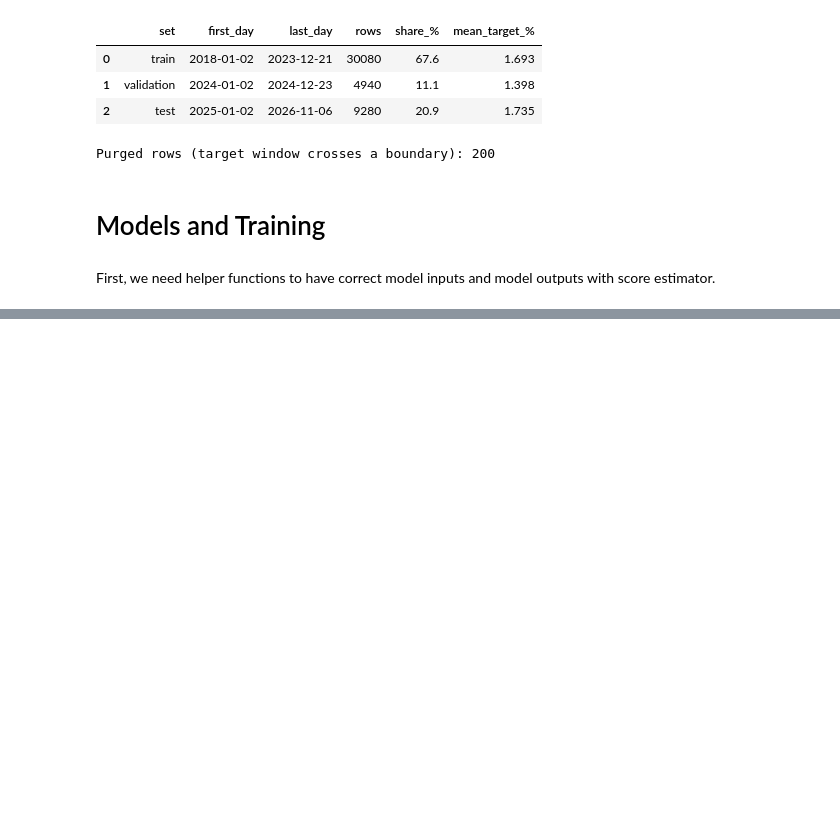
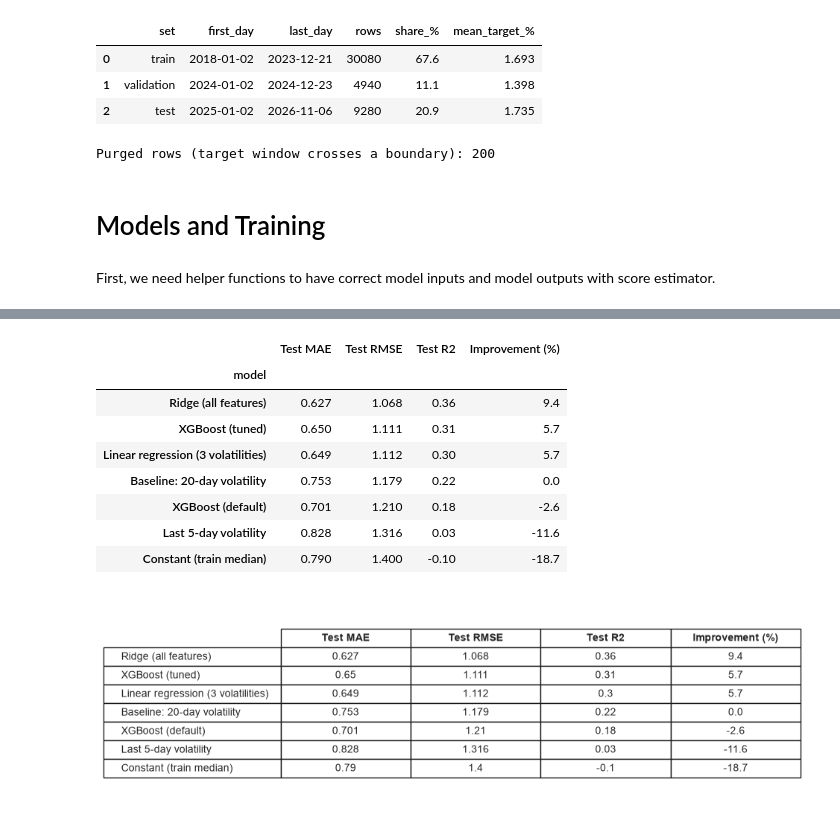
Before and after one commit to DellKnow/Stock-Market-Volatility-Predictor, a Jupyter notebook: stock-market-volatility-predictor.ipynb, the cells around one changed output, grey strips where cells are left out. Drawn from its saved outputs; the diff is of its cells as text; code cells hidden in the pictures; blank space fills up the shorter version.

Commit message:
Visualization of results

```diff
--- a/stock-market-volatility-predictor.ipynb
+++ b/stock-market-volatility-predictor.ipynb
@@ -609,0 +620,34 @@ XGBoost tuning, best five of 12 configurations:
+# %%
+# Compact results table for the evaluation section (test set, sorted best to worst).
+summary_table = results[["test_MAE", "test_RMSE", "test_R2"]].copy()
+summary_table["Improvement (%)"] = 100 * (1 - results["test_RMSE"] / results.loc[BASELINE, "test_RMSE"])
+summary_table.columns = ["Test MAE", "Test RMSE", "Test R2", "Improvement (%)"]
+summary_table = summary_table.sort_values("Test RMSE")
+display(summary_table.round({"Test MAE": 3, "Test RMSE": 3, "Test R2": 2, "Improvement (%)": 1}))
+
+# Save the summary table as an image for the report.
+shown = summary_table.round({"Test MAE": 3, "Test RMSE": 3, "Test R2": 2, "Improvement (%)": 1})
+
+fig, ax = plt.subplots(figsize=(9, 0.45 * (len(shown) + 1)))
+ax.axis("off")
+table = ax.table(cellText=shown.values, rowLabels=shown.index, colLabels=shown.columns,
+                 cellLoc="center", loc="center")
+table.auto_set_font_size(False)
+table.set_fontsize(10)
+table.scale(1, 1.5)
+for (row, col), cell in table.get_celld().items():
+    if row == 0:
+        cell.set_text_props(weight="bold")
+plt.savefig(FIG_DIR / "results_table.png")
+plt.show()
+# %% [output]
+|  | Test MAE | Test RMSE | Test R2 | Improvement (%) |
+| model |  |  |  |  |
+| Ridge (all features) | 0.627 | 1.068 | 0.36 | 9.4 |
+| XGBoost (tuned) | 0.650 | 1.111 | 0.31 | 5.7 |
+| Linear regression (3 volatilities) | 0.649 | 1.112 | 0.30 | 5.7 |
+| Baseline: 20-day volatility | 0.753 | 1.179 | 0.22 | 0.0 |
+| XGBoost (default) | 0.701 | 1.210 | 0.18 | -2.6 |
+| Last 5-day volatility | 0.828 | 1.316 | 0.03 | -11.6 |
+| Constant (train median) | 0.790 | 1.400 | -0.10 | -18.7 |
+[figure, added]
```
Also changed, not shown: parts of 4 cells of this notebook, 6 other files.
